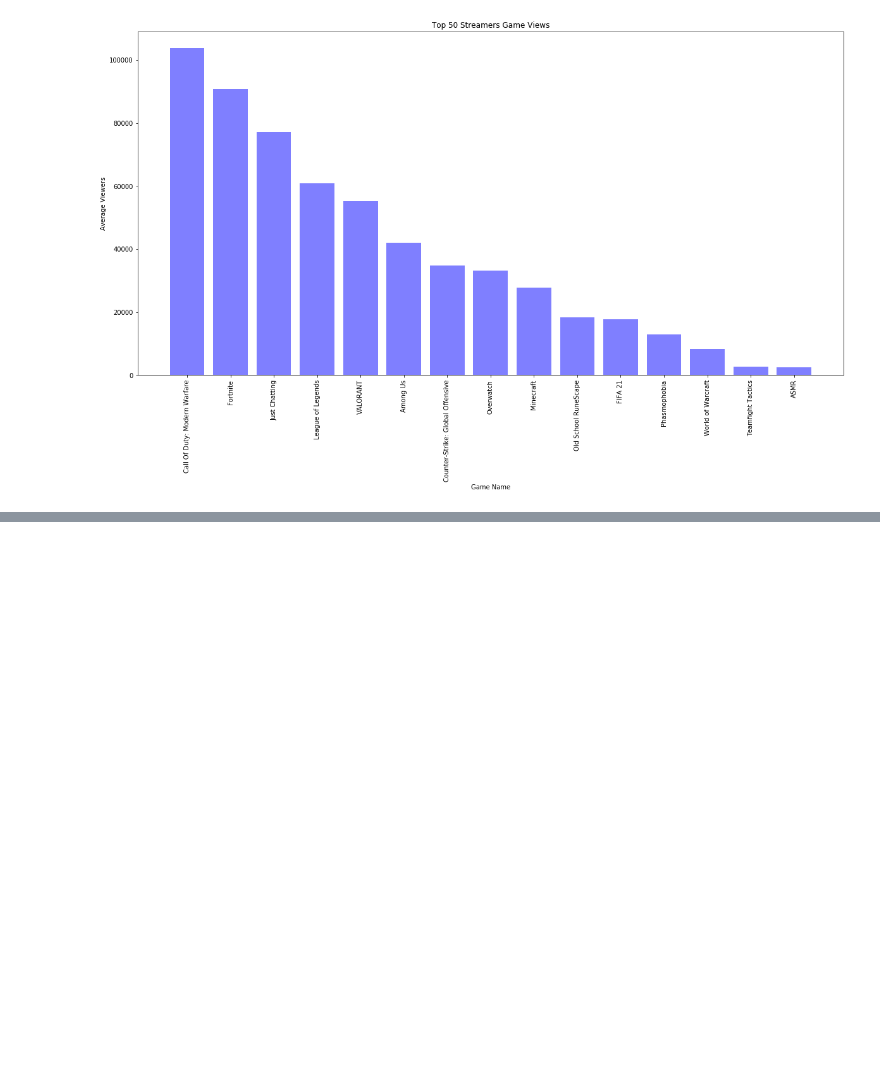
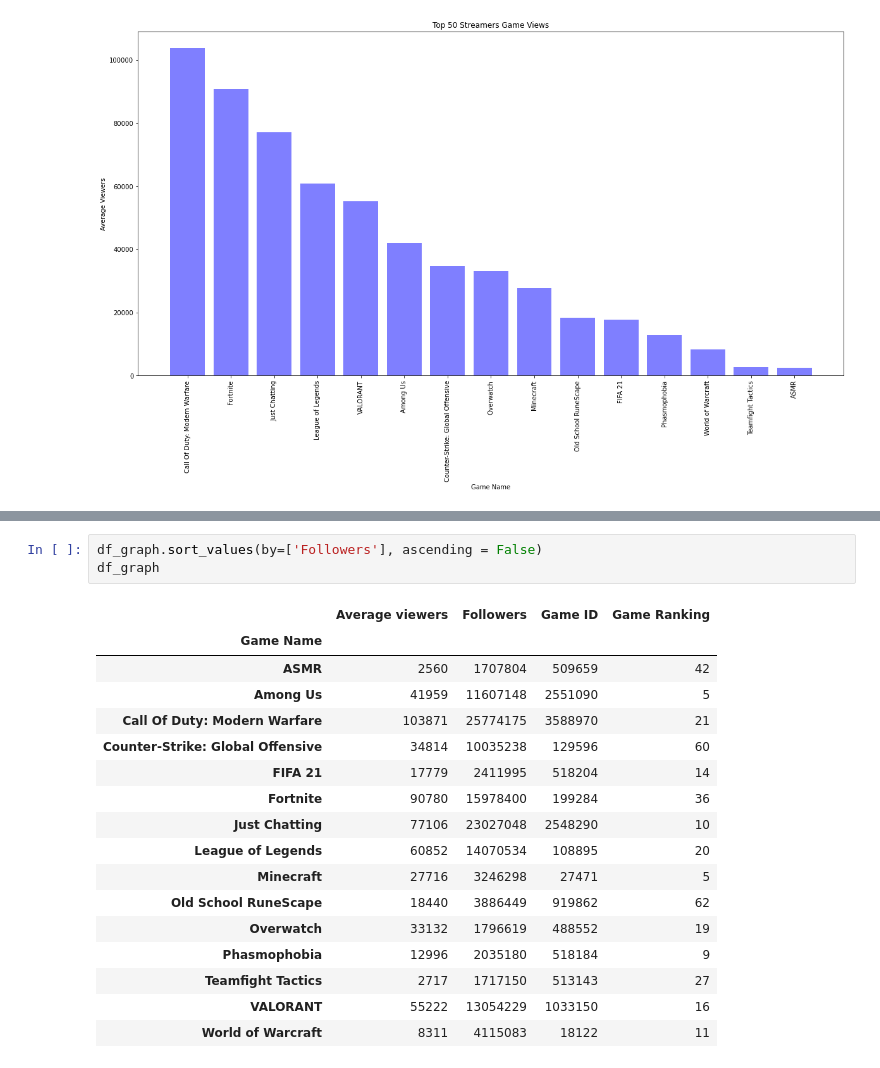
Before and after one commit to asoemardy/great-gaming-googlers, a Jupyter notebook: Top Channel Game Count.ipynb, the cells around one changed output, grey strips where cells are left out. Cells and saved outputs as stored; diff of their text form; blank space fills up the shorter version.

```diff
--- a/Top Channel Game Count.ipynb
+++ b/Top Channel Game Count.ipynb
@@ -145,0 +202,21 @@ df_graph_count
+# %%
+df_graph.sort_values(by=['Followers'], ascending = False)
+df_graph
+# %% [output]
+|  | Average viewers | Followers | Game ID | Game Ranking |
+| Game Name |  |  |  |  |
+| ASMR | 2560 | 1707804 | 509659 | 42 |
+| Among Us | 41959 | 11607148 | 2551090 | 5 |
+| Call Of Duty: Modern Warfare | 103871 | 25774175 | 3588970 | 21 |
+| Counter-Strike: Global Offensive | 34814 | 10035238 | 129596 | 60 |
+| FIFA 21 | 17779 | 2411995 | 518204 | 14 |
+| Fortnite | 90780 | 15978400 | 199284 | 36 |
+| Just Chatting | 77106 | 23027048 | 2548290 | 10 |
+| League of Legends | 60852 | 14070534 | 108895 | 20 |
+| Minecraft | 27716 | 3246298 | 27471 | 5 |
+| Old School RuneScape | 18440 | 3886449 | 919862 | 62 |
+| Overwatch | 33132 | 1796619 | 488552 | 19 |
+| Phasmophobia | 12996 | 2035180 | 518184 | 9 |
+| Teamfight Tactics | 2717 | 1717150 | 513143 | 27 |
+| VALORANT | 55222 | 13054229 | 1033150 | 16 |
+| World of Warcraft | 8311 | 4115083 | 18122 | 11 |
```
Also changed, not shown: parts of 7 cells of this notebook.
